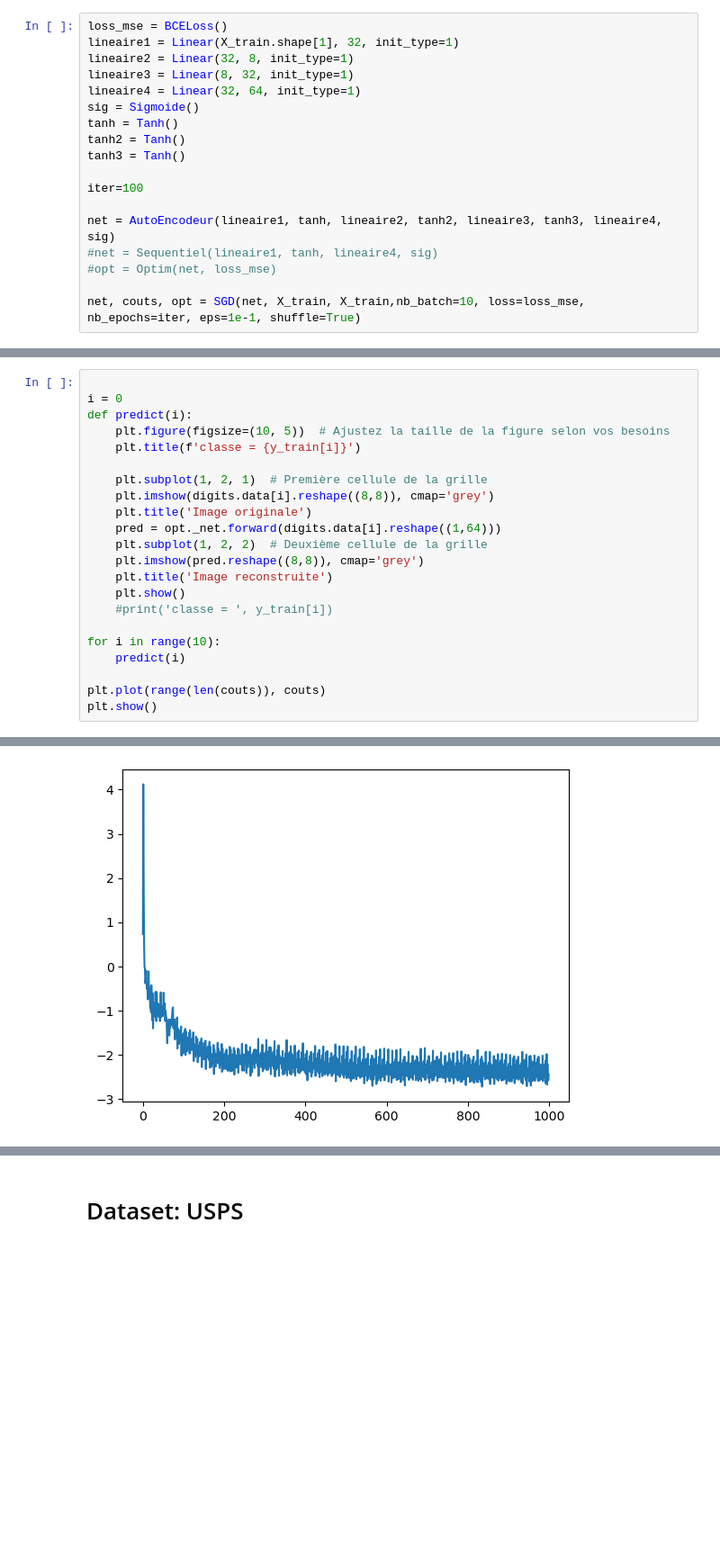
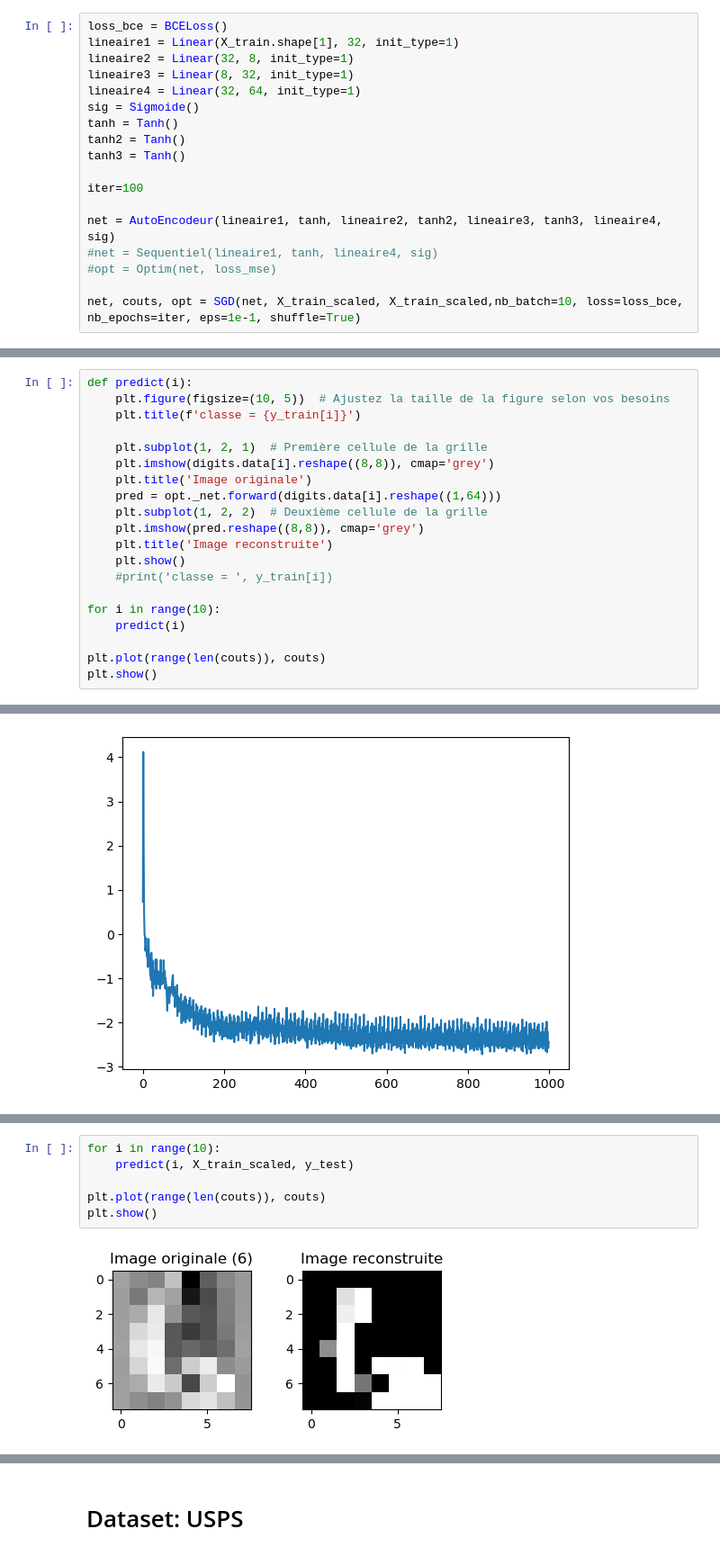
Before and after one commit to MaoucheMounir/Projet-ML-Neural_Network_from_scratch, a Jupyter notebook: tests_autoencodeur.ipynb, the cells around one changed output, grey strips where cells are left out. Shown at 90% size. Saved outputs shown, nothing was run; the diff lists cells and outputs as text; blank space fills up the shorter version.

```diff
--- a/tests_autoencodeur.ipynb
+++ b/tests_autoencodeur.ipynb
@@ -35,5 +48,5 @@ X_train = scaler.fit_transform(X_train)
 # %%
-loss_mse = BCELoss()
+loss_bce = BCELoss()
 lineaire1 = Linear(X_train.shape[1], 32, init_type=1)
 lineaire2 = Linear(32, 8, init_type=1)
 lineaire3 = Linear(8, 32, init_type=1)
@@ -49,12 +62,10 @@ net = AutoEncodeur(lineaire1, tanh, lineaire2, tanh2, lineaire3, tanh3, lineaire
 #net = Sequentiel(lineaire1, tanh, lineaire4, sig)
 #opt = Optim(net, loss_mse)
 
-net, couts, opt = SGD(net, X_train, X_train,nb_batch=10, loss=loss_mse, nb_epochs=iter, eps=1e-1, shuffle=True)
+net, couts, opt = SGD(net, X_train_scaled, X_train_scaled,nb_batch=10, loss=loss_bce, nb_epochs=iter, eps=1e-1, shuffle=True)
 # %% [output]
 ic| X.shape: (1437, 64), Y.shape: (1437, 64)
 # %%
-
-i = 0
 def predict(i):
     plt.figure(figsize=(10, 5))  # Ajustez la taille de la figure selon vos besoins
     plt.title(f'classe = {y_train[i]}')
@@ -88,0 +116,8 @@ plt.show()
+# %%
+for i in range(10):
+    predict(i, X_train_scaled, y_test)
+
+plt.plot(range(len(couts)), couts)
+plt.show()
+# %% [output]
+[figure, added]
```
Also changed, not shown: parts of 7 cells of this notebook, 1 other file.
